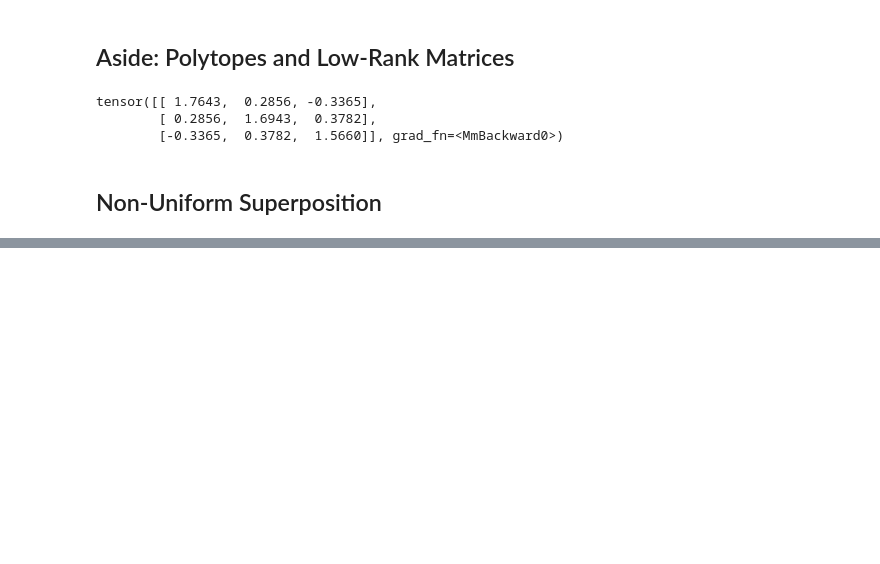
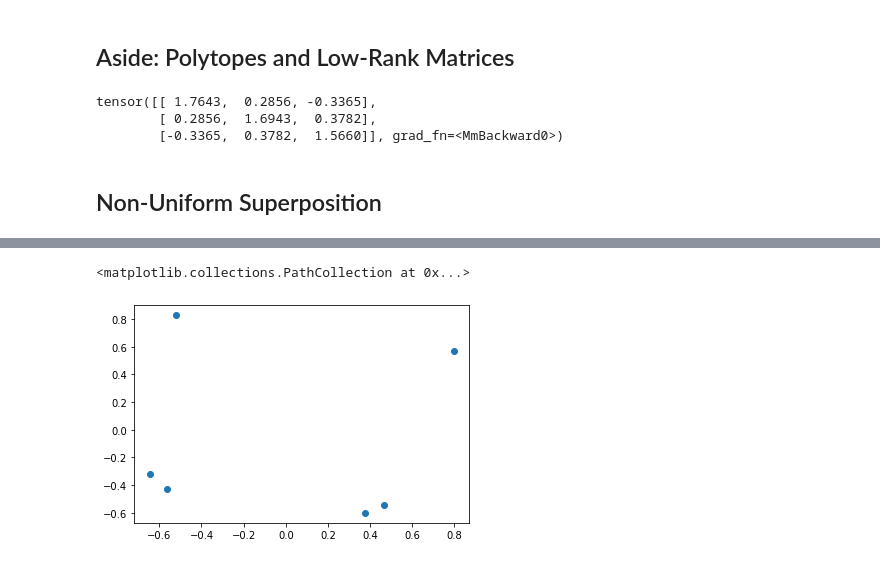
Before and after one commit to Alikata/Toy-Models-of-Superposition, a Jupyter notebook: The Geometry of Superposition.ipynb, the cells around one changed output, grey strips where cells are left out. Drawn from its saved outputs; the diff is of its cells as text; code cells hidden in the pictures; blank space fills up the shorter version.

```diff
--- a/The Geometry of Superposition.ipynb
+++ b/The Geometry of Superposition.ipynb
@@ -244,0 +359,19 @@ paint_loss_curve_crossover(no_linear_model_aside[1], S)
+# %%
+n = 6
+m = 2
+
+num = 10000
+
+n_instances = 20
+S = (20 ** -torch.linspace(0, 1, n_instances))[:, None]
+
+importances = torch.tensor([1 for k in range(n)])
+# %%
+model_cor6 = Model(n, m, S,  n_instances, corel_flag=True)
+no_linear_model_cor6 = learning(model_cor6, importances, n, 10000)
+# %%
+plt.scatter(no_linear_model_cor6.W[-1][:,0].detach().numpy(),\
+            no_linear_model_cor6.W[-1][:,1].detach().numpy(), marker='o')
+# %% [output]
+<matplotlib.collections.PathCollection at 0x...>
+[figure, added]
```
Also changed, not shown: parts of 40 cells of this notebook.
